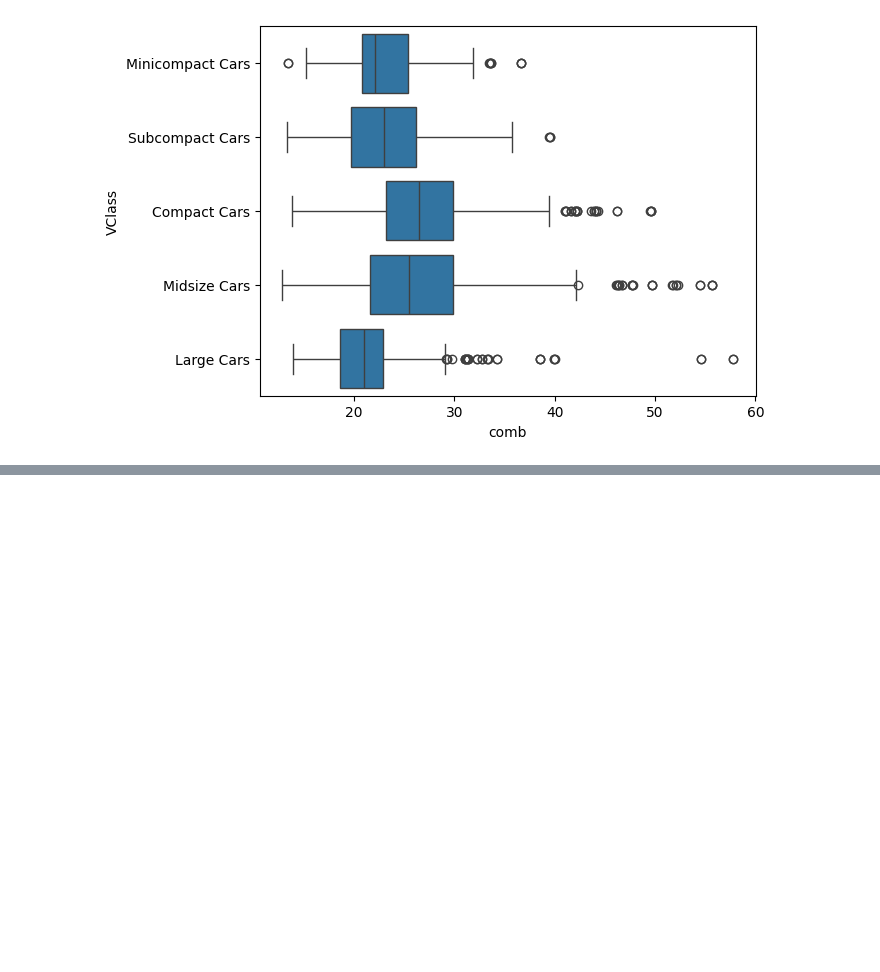
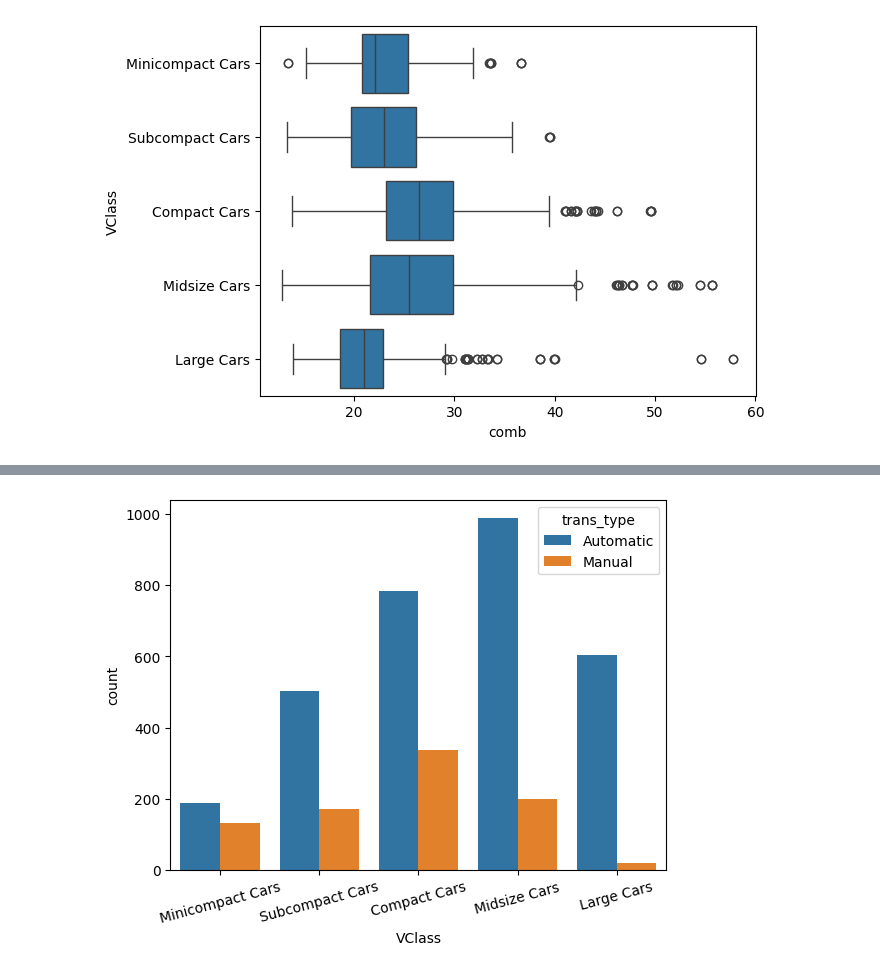
Before and after one commit to sondosaabed/Data-Visualization-with-Matplotlib-and-Seaborn, a Jupyter notebook: L4-Bivariate-Exploration-of-Data/L4-Bivariate-Exploration-of-Data.ipynb, the cells around one changed output, grey strips where cells are left out. Saved outputs shown, nothing was run; the diff lists cells and outputs as text; code cells hidden in the pictures; blank space fills up the shorter version.

Commit message:
Add Clustered Bar Charts lesson and code

```diff
--- a/L4-Bivariate-Exploration-of-Data/L4-Bivariate-Exploration-of-Data.ipynb
+++ b/L4-Bivariate-Exploration-of-Data/L4-Bivariate-Exploration-of-Data.ipynb
@@ -275,0 +282,3 @@ sns.boxplot(data=df, y='VClass', x='comb', color='tab:blue');
+# %%
+df['trans_type'] = df['trans'].apply(lambda x:x.split()[0])
+df.head()
@@ -275,0 +293,5 @@ sns.boxplot(data=df, y='VClass', x='comb', color='tab:blue');
+# %%
+sns.countplot(data=df, x='VClass', hue='trans_type')
+plt.xticks(rotation=15);
+# %% [output]
+[figure, added]
```
Also changed, not shown: parts of 6 cells of this notebook.
